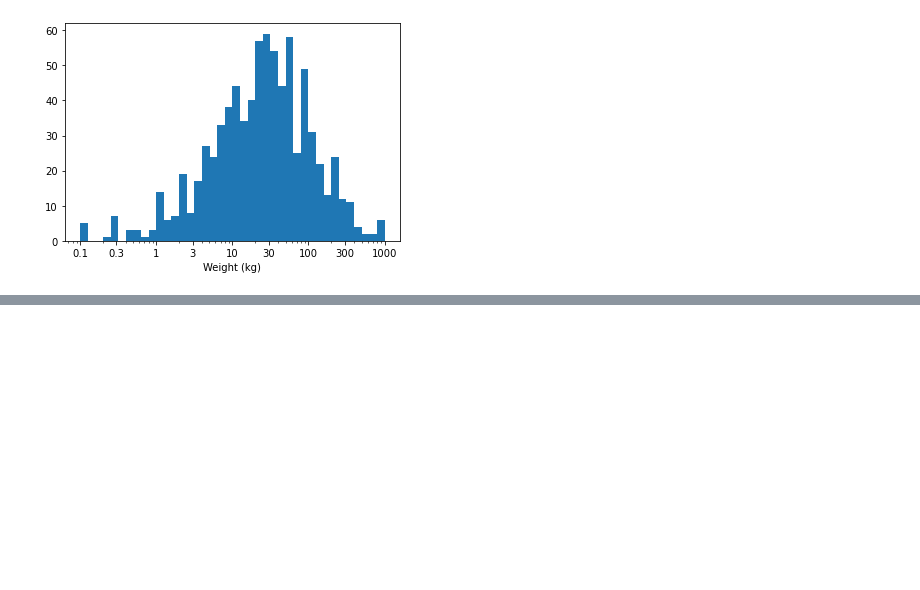
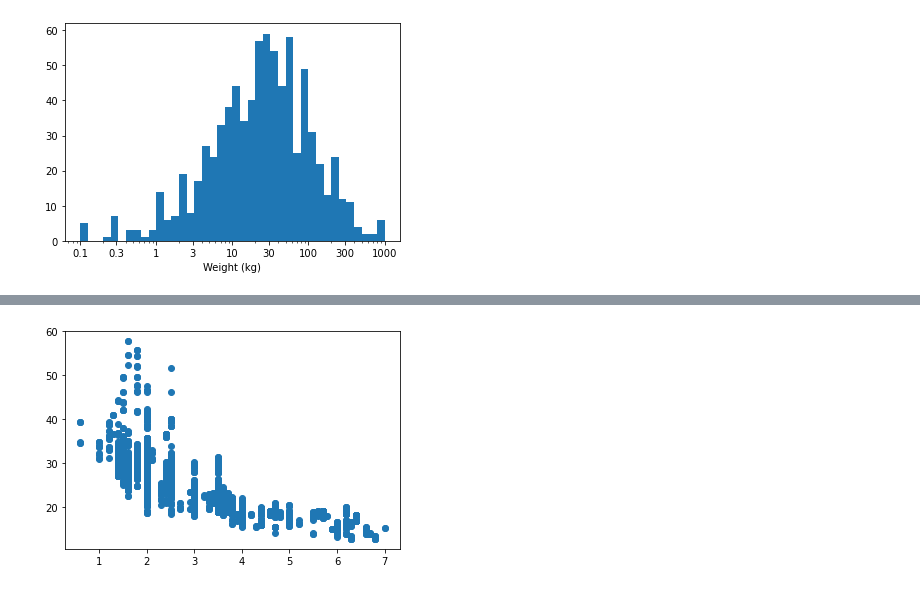
Before and after one commit to Ibn-mohey/Udacity-Advanced-Data-Analysis-Nanodegree-Program, a Jupyter notebook: data visualization lessons/Full work out.ipynb, the cells around one changed output, grey strips where cells are left out. Drawn from its saved outputs; the diff is of its cells as text; code cells hidden in the pictures; blank space fills up the shorter version.

Commit message:
04.Bivariate Exploration of Data Videos
04.Bivariate Exploration of Data Videos just start with it

```diff
--- a/data visualization lessons/Full work out.ipynb
+++ b/data visualization lessons/Full work out.ipynb
@@ -1009,0 +1012,3 @@ Since Pokemon weights are so skewed, I used a log transformation on the x-axis.
+# %%
+fuel = pd.read_csv('fuel_econ.csv')
+fuel.head()
@@ -1009,0 +1022,4 @@ Since Pokemon weights are so skewed, I used a log transformation on the x-axis.
+# %%
+plt.scatter(data = fuel, x = 'displ', y = 'comb');
+# %% [output]
+[figure, added]
```
Also changed, not shown: parts of 5 cells of this notebook, 4 other files.
